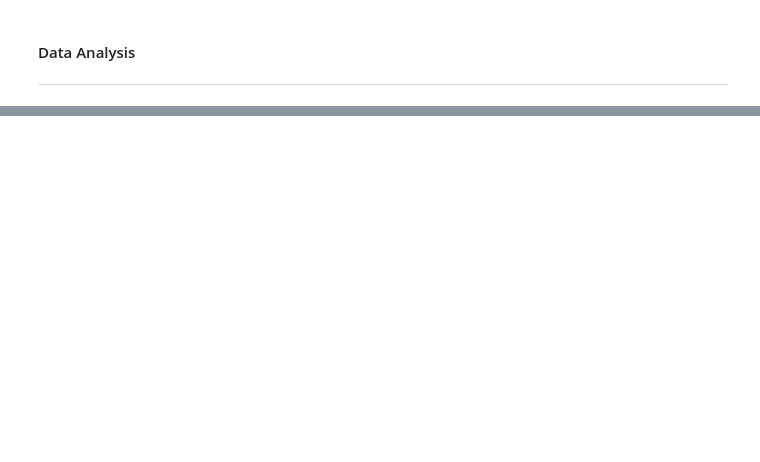
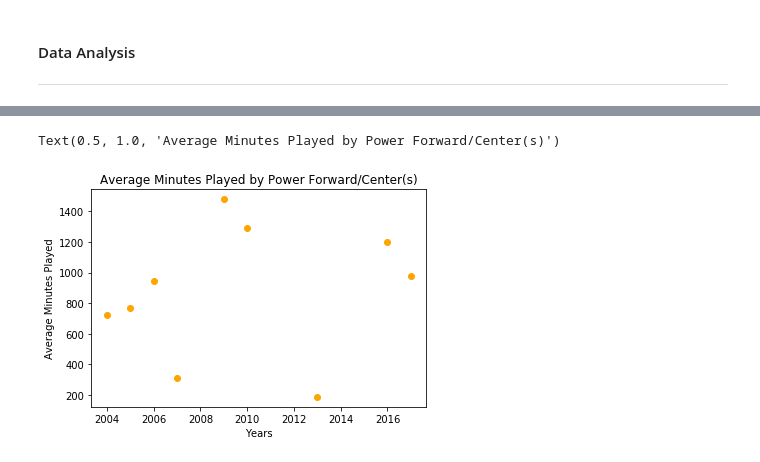
Before and after one commit to logan7734/Project1_repo, a Jupyter notebook: Project Code(Ovais).ipynb, the cells around one changed output, grey strips where cells are left out. Saved outputs shown, nothing was run; the diff lists cells and outputs as text; code cells hidden in the pictures; blank space fills up the shorter version.

```diff
--- a/Project Code(Ovais).ipynb
+++ b/Project Code(Ovais).ipynb
@@ -207,0 +151,13 @@ Index(['name', 'Age', 'Tm', 'G', 'GS', 'MP', 'PER', 'TS%', '3PAr', 'FTr',
+# %%
+#Power Forward-Center Minutes
+pf_c_min = avg_minutes_df.loc[avg_minutes_df["Pos"] == "PF-C"]
+
+plt.scatter(pf_c_min["Year"],pf_c_min["MP"],c="orange")
+
+#Set Axis Labels and Titles
+plt.xlabel("Years")
+plt.ylabel("Average Minutes Played")
+plt.title("Average Minutes Played by Power Forward/Center(s)")
+# %% [output]
+Text(0.5, 1.0, 'Average Minutes Played by Power Forward/Center(s)')
+[figure, added]
```
Also changed, not shown: parts of 14 cells of this notebook, 1 other file.
